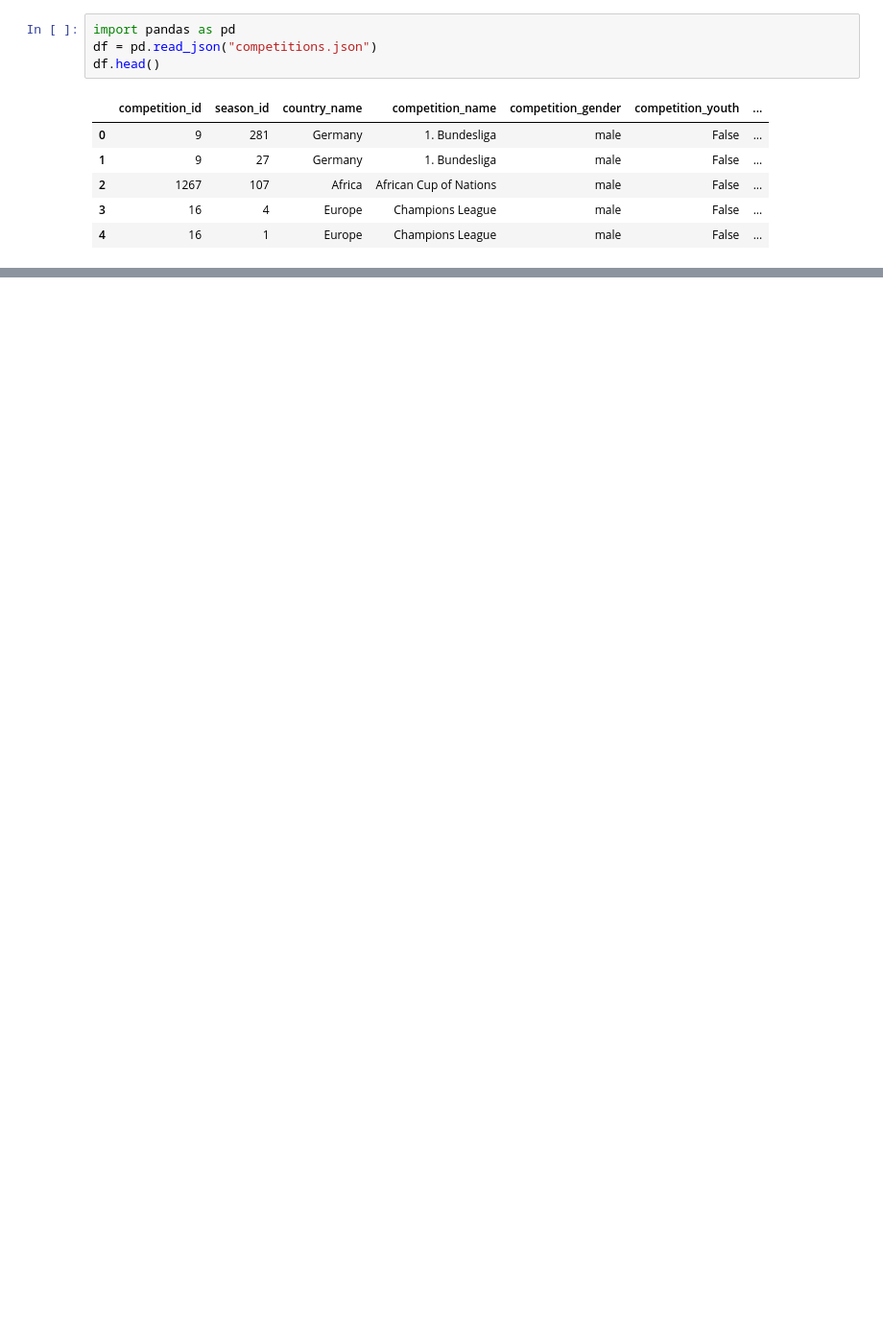
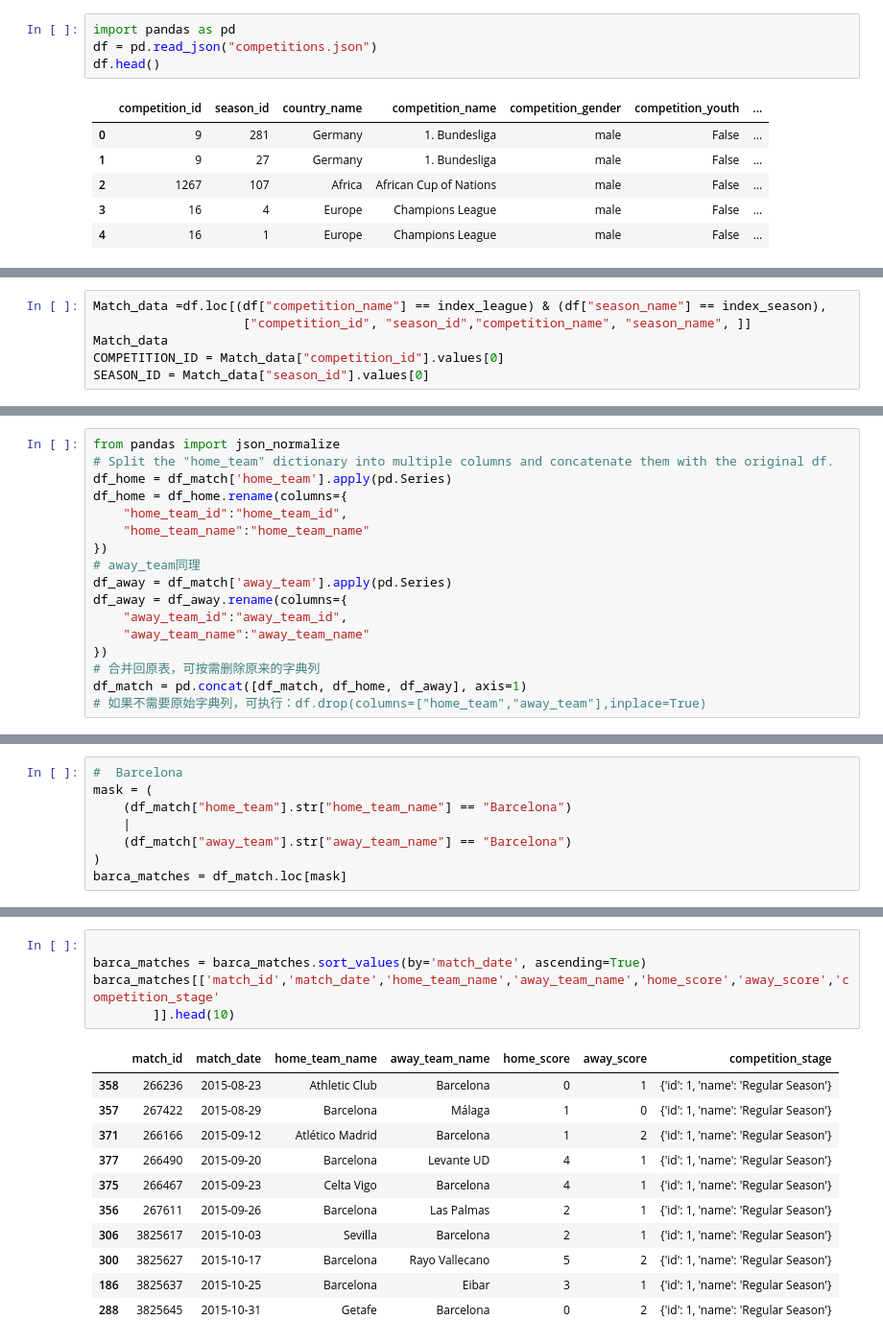
Before and after one commit to liuhouyi720-pixel/World-Cup-2026, a Jupyter notebook: Learning/Match_selection_tool.ipynb, the cells around one changed output, grey strips where cells are left out. Shown at 96% size. Saved outputs shown, nothing was run; the diff lists cells and outputs as text; blank space fills up the shorter version.

```diff
--- a/Learning/Match_selection_tool.ipynb
+++ b/Learning/Match_selection_tool.ipynb
@@ -11,0 +17,6 @@ df.head()
+# %%
+Match_data =df.loc[(df["competition_name"] == index_league) & (df["season_name"] == index_season),
+                    ["competition_id", "season_id","competition_name", "season_name", ]]
+Match_data
+COMPETITION_ID = Match_data["competition_id"].values[0]
+SEASON_ID = Match_data["season_id"].values[0]
@@ -11,0 +41,17 @@ df.head()
+# %%
+from pandas import json_normalize
+# Split the "home_team" dictionary into multiple columns and concatenate them with the original df.
+df_home = df_match['home_team'].apply(pd.Series)
+df_home = df_home.rename(columns={
+    "home_team_id":"home_team_id",
+    "home_team_name":"home_team_name"
+})
+# away_team同理
+df_away = df_match['away_team'].apply(pd.Series)
+df_away = df_away.rename(columns={
+    "away_team_id":"away_team_id",
+    "away_team_name":"away_team_name"
+})
+# 合并回原表，可按需删除原来的字典列
+df_match = pd.concat([df_match, df_home, df_away], axis=1)
+# 如果不需要原始字典列，可执行：df.drop(columns=["home_team","away_team"],inplace=True)
@@ -11,0 +71,8 @@ df.head()
+# %%
+#  Barcelona
+mask = (
+    (df_match["home_team"].str["home_team_name"] == "Barcelona")
+    |
+    (df_match["away_team"].str["away_team_name"] == "Barcelona")
+)
+barca_matches = df_match.loc[mask]
@@ -11,0 +100,17 @@ df.head()
+# %%
+
+barca_matches = barca_matches.sort_values(by='match_date', ascending=True)
+barca_matches[['match_id','match_date','home_team_name','away_team_name','home_score','away_score','competition_stage'
+        ]].head(10)
+# %% [output]
+|  | match_id | match_date | home_team_name | away_team_name | home_score | away_score | competition_stage |
+| 358 | 266236 | 2015-08-23 | Athletic Club | Barcelona | 0 | 1 | {'id': 1, 'name': 'Regular Season'} |
+| 357 | 267422 | 2015-08-29 | Barcelona | Málaga | 1 | 0 | {'id': 1, 'name': 'Regular Season'} |
+| 371 | 266166 | 2015-09-12 | Atlético Madrid | Barcelona | 1 | 2 | {'id': 1, 'name': 'Regular Season'} |
+| 377 | 266490 | 2015-09-20 | Barcelona | Levante UD | 4 | 1 | {'id': 1, 'name': 'Regular Season'} |
+| 375 | 266467 | 2015-09-23 | Celta Vigo | Barcelona | 4 | 1 | {'id': 1, 'name': 'Regular Season'} |
+| 356 | 267611 | 2015-09-26 | Barcelona | Las Palmas | 2 | 1 | {'id': 1, 'name': 'Regular Season'} |
+| 306 | 3825617 | 2015-10-03 | Sevilla | Barcelona | 2 | 1 | {'id': 1, 'name': 'Regular Season'} |
+| 300 | 3825627 | 2015-10-17 | Barcelona | Rayo Vallecano | 5 | 2 | {'id': 1, 'name': 'Regular Season'} |
+| 186 | 3825637 | 2015-10-25 | Barcelona | Eibar | 3 | 1 | {'id': 1, 'name': 'Regular Season'} |
+| 288 | 3825645 | 2015-10-31 | Getafe | Barcelona | 0 | 2 | {'id': 1, 'name': 'Regular Season'} |
```
Also changed, not shown: parts of 20 cells of this notebook, 1 other file.
